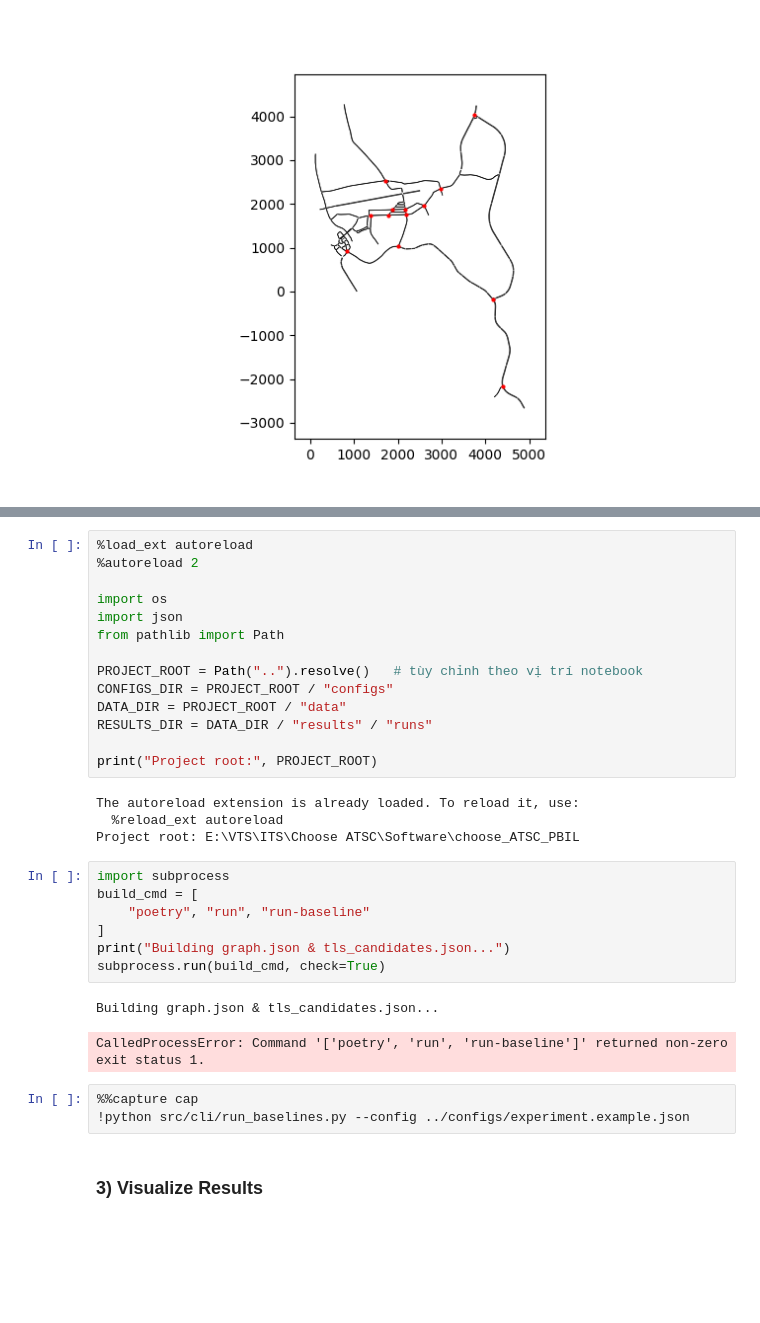
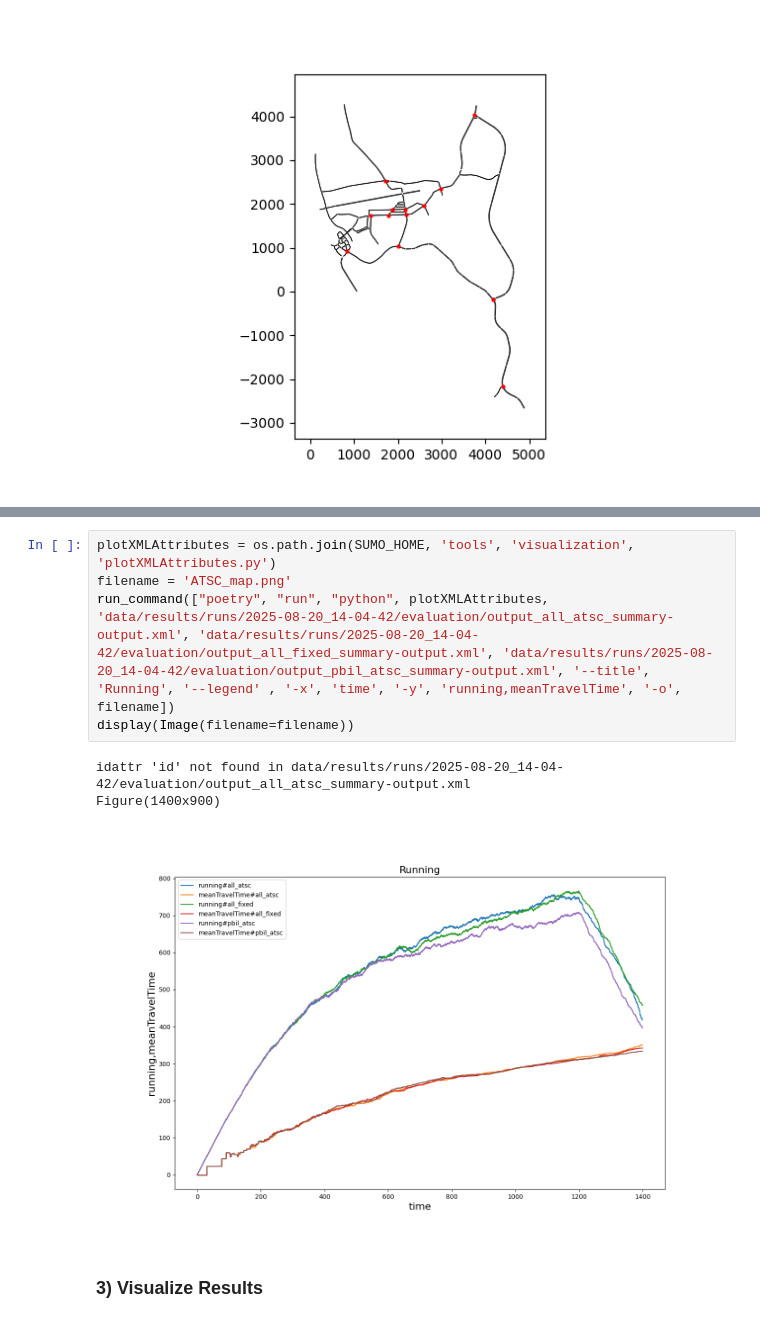
Before and after one commit to nguyenlamnghia/Choose_ATSC_PBIL, a Jupyter notebook: scripts/visualization.ipynb, the cells around one changed output, grey strips where cells are left out. Saved outputs shown, nothing was run; the diff lists cells and outputs as text; blank space fills up the shorter version.

Commit message:
Update result file & split folder result

```diff
--- a/scripts/visualization.ipynb
+++ b/scripts/visualization.ipynb
@@ -151,34 +192,12 @@ C:\Users\NghiaNL\.pyenv\pyenv-win\versions\3.12.4\python.exe: can't open file "E
-# %%
-%load_ext autoreload
-%autoreload 2
-
-import os
-import json
-from pathlib import Path
-
-PROJECT_ROOT = Path("..").resolve()   # tùy chỉnh theo vị trí notebook
-CONFIGS_DIR = PROJECT_ROOT / "configs"
-DATA_DIR = PROJECT_ROOT / "data"
-RESULTS_DIR = DATA_DIR / "results" / "runs"
-
-print("Project root:", PROJECT_ROOT)
-# %% [output]
-The autoreload extension is already loaded. To reload it, use:
-  %reload_ext autoreload
-Project root: E:\VTS\ITS\Choose ATSC\Software\choose_ATSC_PBIL
-# %%
-import subprocess
-build_cmd = [
-    "poetry", "run", "run-baseline"
-]
-print("Building graph.json & tls_candidates.json...")
-subprocess.run(build_cmd, check=True)
-# %% [output]
-Building graph.json & tls_candidates.json...
-CalledProcessError: Command '['poetry', 'run', 'run-baseline']' returned non-zero exit status 1.
-# %%
-%%capture cap
-!python src/cli/run_baselines.py --config ../configs/experiment.example.json
+# %%
+plotXMLAttributes = os.path.join(SUMO_HOME, 'tools', 'visualization', 'plotXMLAttributes.py')
+filename = 'ATSC_map.png'
+run_command(["poetry", "run", "python", plotXMLAttributes, 'data/results/runs/2025-08-20_14-04-42/evaluation/output_all_atsc_summary-output.xml', 'data/results/runs/2025-08-20_14-04-42/evaluation/output_all_fixed_summary-output.xml', 'data/results/runs/2025-08-20_14-04-42/evaluation/output_pbil_atsc_summary-output.xml', '--title', 'Running', '--legend' , '-x', 'time', '-y', 'running,meanTravelTime', '-o', filename])
+display(Image(filename=filename))
+# %% [output]
+idattr 'id' not found in data/results/runs/2025-08-20_14-04-42/evaluation/output_all_atsc_summary-output.xml
+Figure(1400x900)
+[figure, added]
 # %% [markdown]
 ### 3) Visualize Results
 # %%
```
Also changed, not shown: parts of 10 cells of this notebook, 19 other files.
